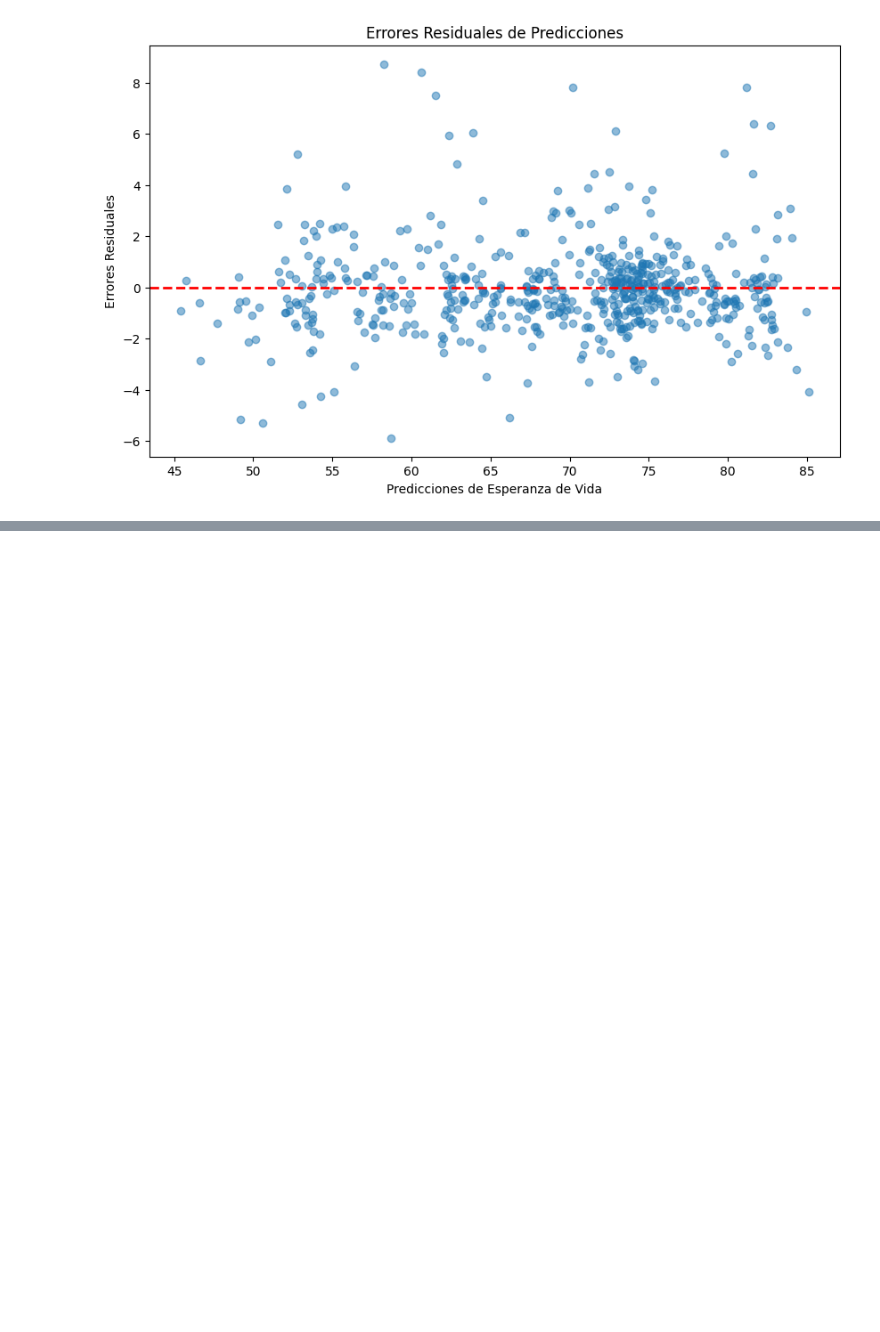
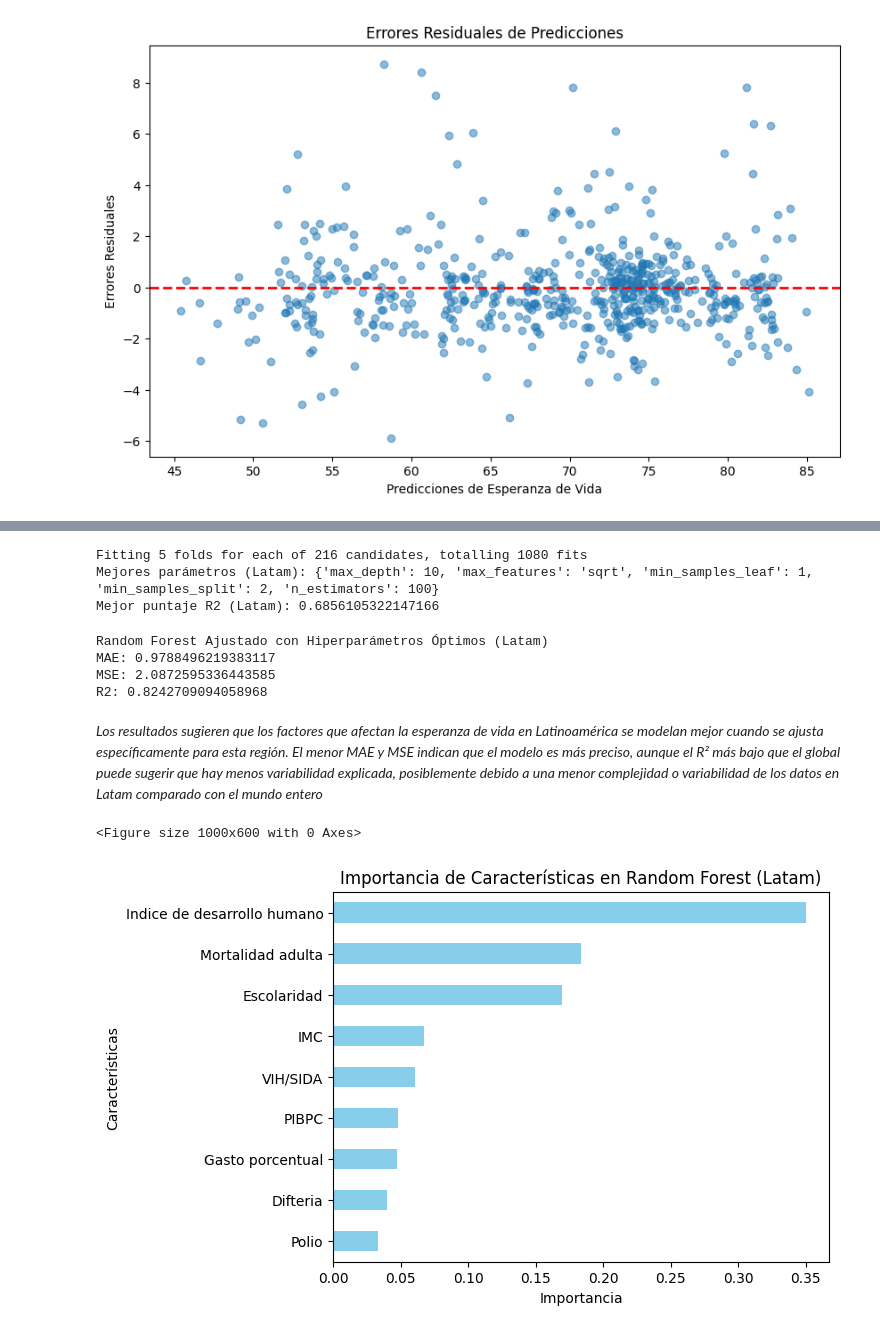
Before and after one commit to Korancito/LifeE.01.Coder, a Jupyter notebook: Nootebooks/Modelo.ipynb, the cells around one changed output, grey strips where cells are left out. Drawn from its saved outputs; the diff is of its cells as text; code cells hidden in the pictures; blank space fills up the shorter version.

Commit message:
Update: Modelo, rename 'Descriptivo to EDA', adding conclusion and description to model

```diff
--- a/Nootebooks/Modelo.ipynb
+++ b/Nootebooks/Modelo.ipynb
@@ -393,0 +454,80 @@ plt.show()
+# %%
+from sklearn.model_selection import train_test_split
+
+X_train_latam, X_test_latam, y_train_latam, y_test_latam = train_test_split(X_latam, y_latam, test_size=0.2, random_state=42)
+# %%
+from sklearn.ensemble import RandomForestRegressor
+from sklearn.model_selection import GridSearchCV
+
+# Definimos los hiperparámetros a probar
+param_grid_latam = {
+    'n_estimators': [100, 200, 300],
+    'max_depth': [None, 10, 20, 30],
+    'min_samples_split': [2, 5, 10],
+    'min_samples_leaf': [1, 2, 4],
+    'max_features': ['sqrt', 'log2']
+}
+
+# Inicializar el modelo
+rf_latam = RandomForestRegressor(random_state=42)
+
+# Configurar GridSearchCV para el ajuste de hiperparámetros
+grid_search_latam = GridSearchCV(estimator=rf_latam, param_grid=param_grid_latam, cv=5, n_jobs=-1, scoring='r2', verbose=2)
+
+# Entrenar GridSearchCV
+grid_search_latam.fit(X_train_latam, y_train_latam)
+
+# Mostrar los mejores parámetros y el puntaje
+print("Mejores parámetros (Latam):", grid_search_latam.best_params_)
+print("Mejor puntaje R2 (Latam):", grid_search_latam.best_score_)
+# %% [output]
+Fitting 5 folds for each of 216 candidates, totalling 1080 fits
+Mejores parámetros (Latam): {'max_depth': 10, 'max_features': 'sqrt', 'min_samples_leaf': 1, 'min_samples_split': 2, 'n_estimators': 100}
+Mejor puntaje R2 (Latam): 0.6856105322147166
+# %%
+# Mejor modelo ajustado para Latam
+mejor_rf_latam = grid_search_latam.best_estimator_
+
+# Predicciones en el conjunto de prueba para Latam
+y_pred_latam = mejor_rf_latam.predict(X_test_latam)
+
+# Evaluar rendimiento
+from sklearn.metrics import mean_absolute_error, mean_squared_error, r2_score
+
+mae_latam = mean_absolute_error(y_test_latam, y_pred_latam)
+mse_latam = mean_squared_error(y_test_latam, y_pred_latam)
+r2_latam = r2_score(y_test_latam, y_pred_latam)
+
+print("Random Forest Ajustado con Hiperparámetros Óptimos (Latam)")
+print("MAE:", mae_latam)
+print("MSE:", mse_latam)
+print("R2:", r2_latam)
+# %% [output]
+Random Forest Ajustado con Hiperparámetros Óptimos (Latam)
+MAE: 0.9788496219383117
+MSE: 2.0872595336443585
+R2: 0.8242709094058968
+# %% [markdown]
+ _Los resultados sugieren que los factores que afectan la esperanza de vida en Latinoamérica se modelan mejor cuando se ajusta específicamente para esta región. El menor MAE y MSE indican que el modelo es más preciso, aunque el R² más bajo que el global puede sugerir que hay menos variabilidad explicada, posiblemente debido a una menor complejidad o variabilidad de los datos en Latam comparado con el mundo entero_
+# %%
+import matplotlib.pyplot as plt
+import pandas as pd
+
+# Obtener las importancias de las características del modelo ajustado para Latam
+importances_latam = mejor_rf_latam.feature_importances_
+features_latam = X_latam.columns
+
+# Crear un DataFrame con las importancias de características
+feature_importances_latam = pd.DataFrame(importances_latam, index=features_latam, columns=["Importancia"]).sort_values(by="Importancia", ascending=False)
+
+# Visualizar el gráfico de las características más importantes
+plt.figure(figsize=(10, 6))
+feature_importances_latam.plot(kind="barh", legend=False, color='skyblue')
+plt.title("Importancia de Características en Random Forest (Latam)")
+plt.xlabel("Importancia")
+plt.ylabel("Características")
+plt.gca().invert_yaxis()
+plt.show()
+# %% [output]
+<Figure size 1000x600 with 0 Axes>
+[figure, added]
```
Also changed, not shown: parts of 17 cells of this notebook, 1 other file.
